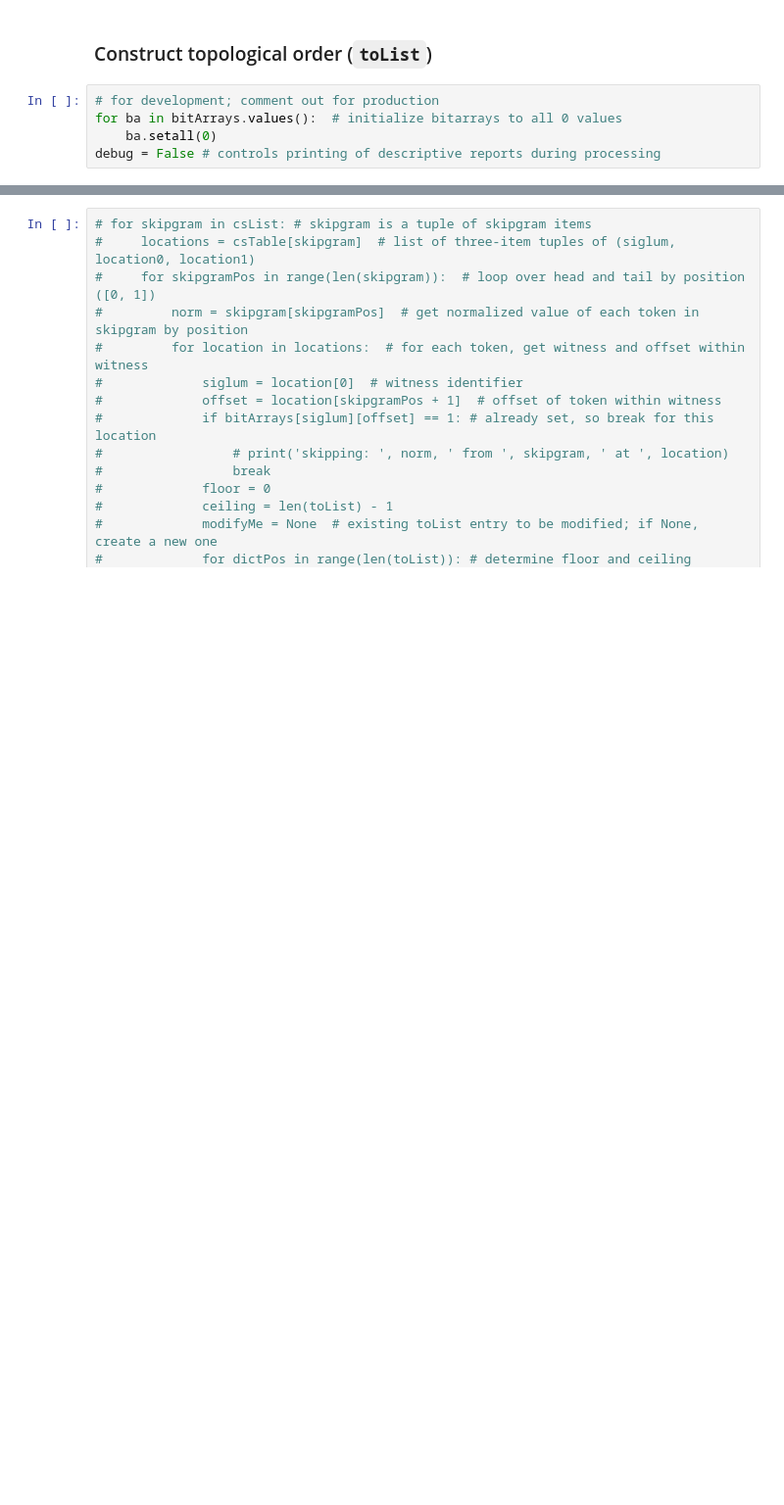
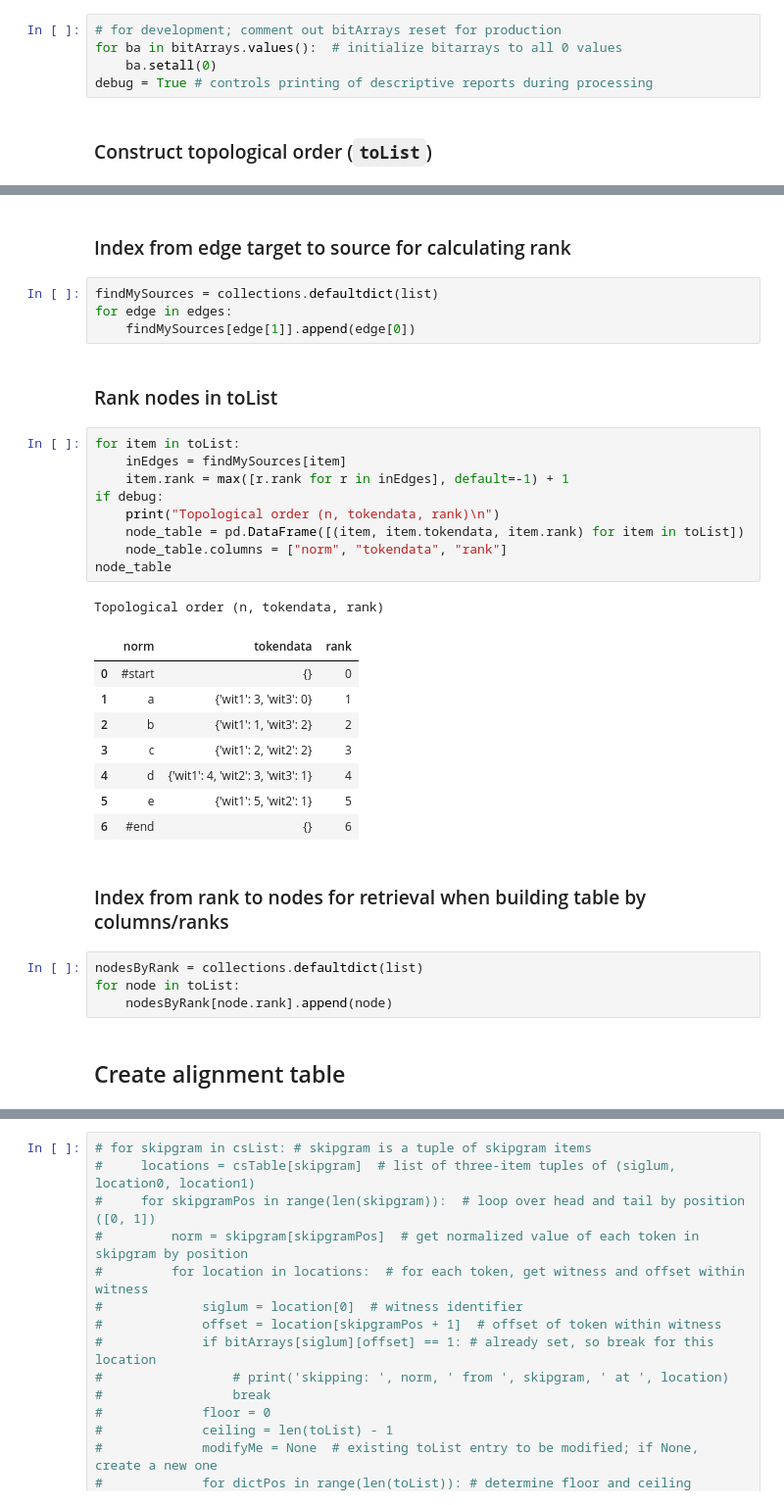
Before and after one commit to djbpitt/this-time-for-sure, a Jupyter notebook: sample.ipynb, the cells around one changed output, grey strips where cells are left out. Shown: that part at 98% size. Drawn from its saved outputs; the diff is of its cells as text; blank space fills up the shorter version.

```diff
--- a/sample.ipynb
+++ b/sample.ipynb
@@ -234,10 +253,10 @@ class Node(object):
+# %%
+# for development; comment out bitArrays reset for production
+for ba in bitArrays.values():  # initialize bitarrays to all 0 values
+    ba.setall(0)
+debug = True # controls printing of descriptive reports during processing
 # %% [markdown]
 ### Construct topological order (`toList`)
-# %%
-# for development; comment out for production
-for ba in bitArrays.values():  # initialize bitarrays to all 0 values
-    ba.setall(0)
-debug = False # controls printing of descriptive reports during processing
 # %%
 # traverse rows in order
 toList = []
@@ -284,0 +375,35 @@ if debug:
+# %% [markdown]
+### Index from edge target to source for calculating rank
+# %%
+findMySources = collections.defaultdict(list)
+for edge in edges:
+    findMySources[edge[1]].append(edge[0])
+# %% [markdown]
+### Rank nodes in toList
+# %%
+for item in toList:
+    inEdges = findMySources[item]
+    item.rank = max([r.rank for r in inEdges], default=-1) + 1
+if debug:
+    print("Topological order (n, tokendata, rank)\n")
+    node_table = pd.DataFrame([(item, item.tokendata, item.rank) for item in toList])
+    node_table.columns = ["norm", "tokendata", "rank"]
+node_table
+# %% [output]
+Topological order (n, tokendata, rank)
+|  | norm | tokendata | rank |
+| 0 | #start | {} | 0 |
+| 1 | a | {'wit1': 3, 'wit3': 0} | 1 |
+| 2 | b | {'wit1': 1, 'wit3': 2} | 2 |
+| 3 | c | {'wit1': 2, 'wit2': 2} | 3 |
+| 4 | d | {'wit1': 4, 'wit2': 3, 'wit3': 1} | 4 |
+| 5 | e | {'wit1': 5, 'wit2': 1} | 5 |
+| 6 | #end | {} | 6 |
+# %% [markdown]
+### Index from rank to nodes for retrieval when building table by columns/ranks
+# %%
+nodesByRank = collections.defaultdict(list)
+for node in toList:
+    nodesByRank[node.rank].append(node)
+# %% [markdown]
+## Create alignment table
```
Also changed, not shown: parts of 15 cells of this notebook.
